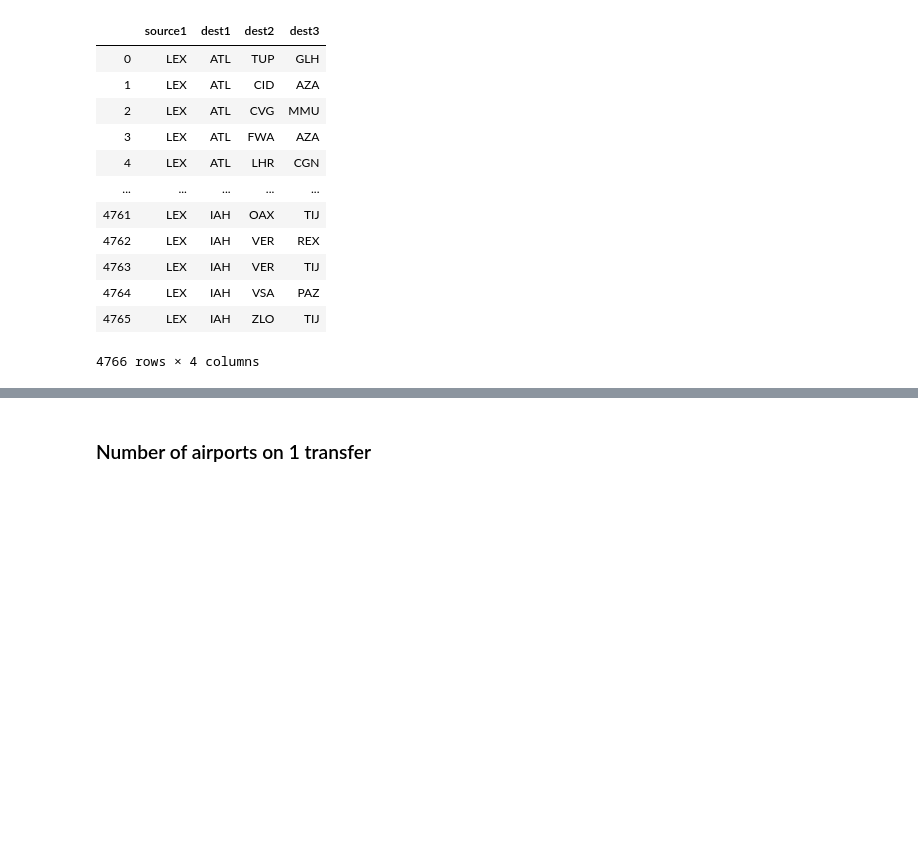
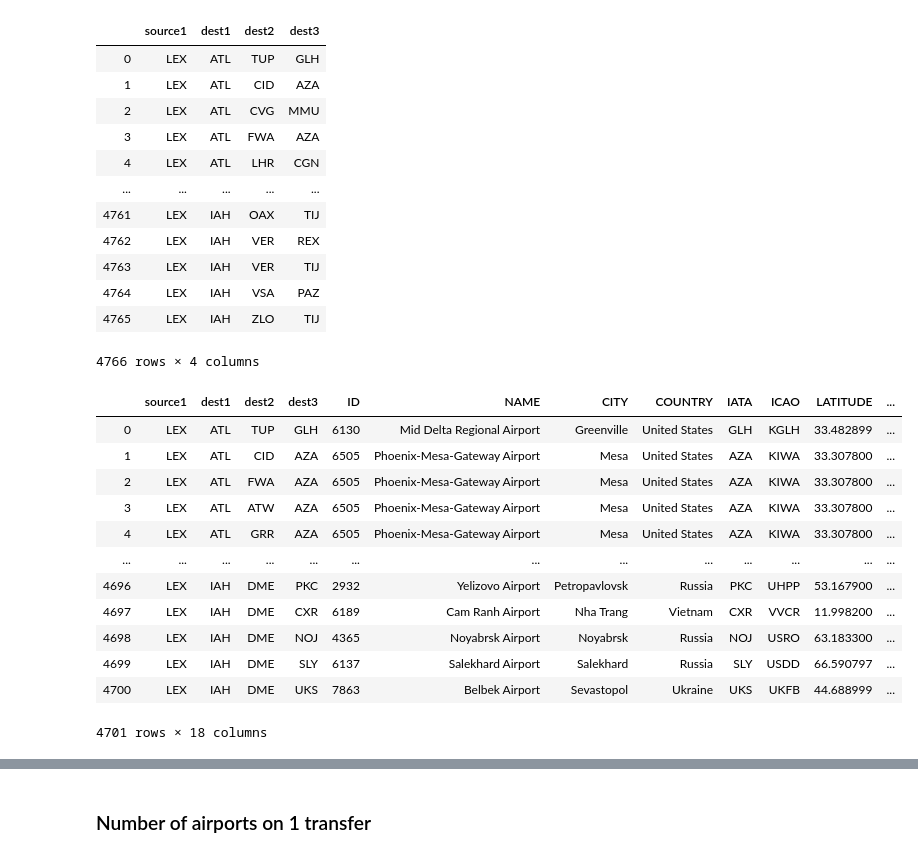
Before and after one commit to ebantwi/ce599, a Jupyter notebook: 07-Data Wrangling/open-flights-tutorial.ipynb, the cells around one changed output, grey strips where cells are left out. Drawn from its saved outputs; the diff is of its cells as text; code cells hidden in the pictures; blank space fills up the shorter version.

```diff
--- a/07-Data Wrangling/open-flights-tutorial.ipynb
+++ b/07-Data Wrangling/open-flights-tutorial.ipynb
@@ -557,5 +827,21 @@ two_transfers
 | 4764 | LEX | IAH | VSA | PAZ |
 | 4765 | LEX | IAH | ZLO | TIJ |
 4766 rows × 4 columns
+# %%
+pd.merge(two_transfers, airports, how = 'inner', left_on = 'dest3', right_on = 'IATA')
+# %% [output]
+|  | source1 | dest1 | dest2 | dest3 | ID | NAME | CITY | COUNTRY | IATA | ICAO | LATITUDE | ... |
+| 0 | LEX | ATL | TUP | GLH | 6130 | Mid Delta Regional Airport | Greenville | United States | GLH | KGLH | 33.482899 | ... |
+| 1 | LEX | ATL | CID | AZA | 6505 | Phoenix-Mesa-Gateway Airport | Mesa | United States | AZA | KIWA | 33.307800 | ... |
+| 2 | LEX | ATL | FWA | AZA | 6505 | Phoenix-Mesa-Gateway Airport | Mesa | United States | AZA | KIWA | 33.307800 | ... |
+| 3 | LEX | ATL | ATW | AZA | 6505 | Phoenix-Mesa-Gateway Airport | Mesa | United States | AZA | KIWA | 33.307800 | ... |
+| 4 | LEX | ATL | GRR | AZA | 6505 | Phoenix-Mesa-Gateway Airport | Mesa | United States | AZA | KIWA | 33.307800 | ... |
+| ... | ... | ... | ... | ... | ... | ... | ... | ... | ... | ... | ... | ... |
+| 4696 | LEX | IAH | DME | PKC | 2932 | Yelizovo Airport | Petropavlovsk | Russia | PKC | UHPP | 53.167900 | ... |
+| 4697 | LEX | IAH | DME | CXR | 6189 | Cam Ranh Airport | Nha Trang | Vietnam | CXR | VVCR | 11.998200 | ... |
+| 4698 | LEX | IAH | DME | NOJ | 4365 | Noyabrsk Airport | Noyabrsk | Russia | NOJ | USRO | 63.183300 | ... |
+| 4699 | LEX | IAH | DME | SLY | 6137 | Salekhard Airport | Salekhard | Russia | SLY | USDD | 66.590797 | ... |
+| 4700 | LEX | IAH | DME | UKS | 7863 | Belbek Airport | Sevastopol | Ukraine | UKS | UKFB | 44.688999 | ... |
+4701 rows × 18 columns
 # %%
 import folium
```
Also changed, not shown: parts of 44 cells of this notebook.
